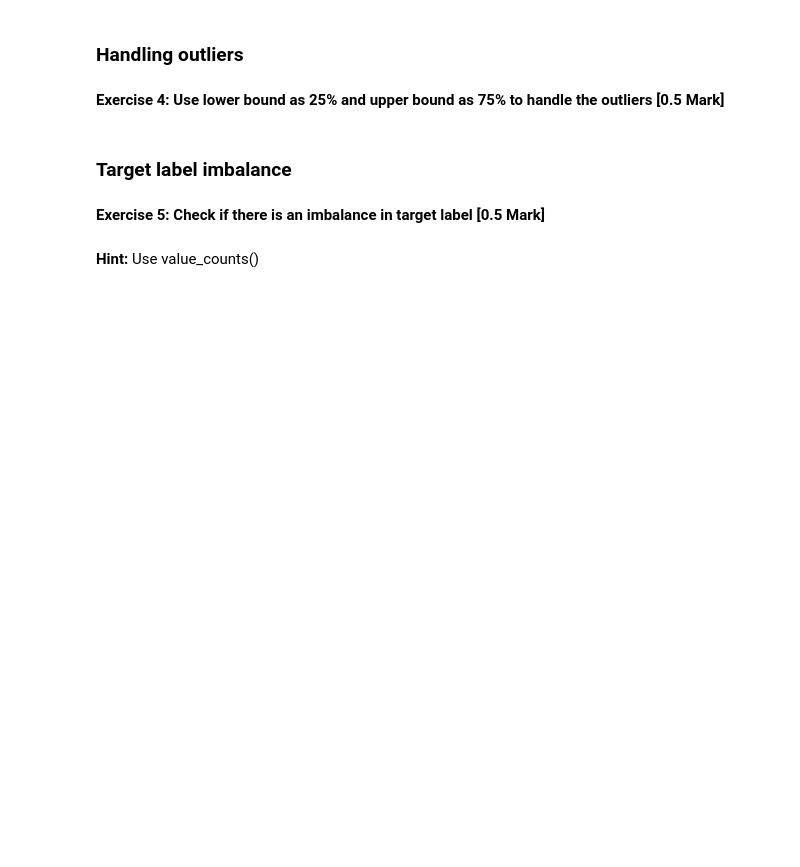
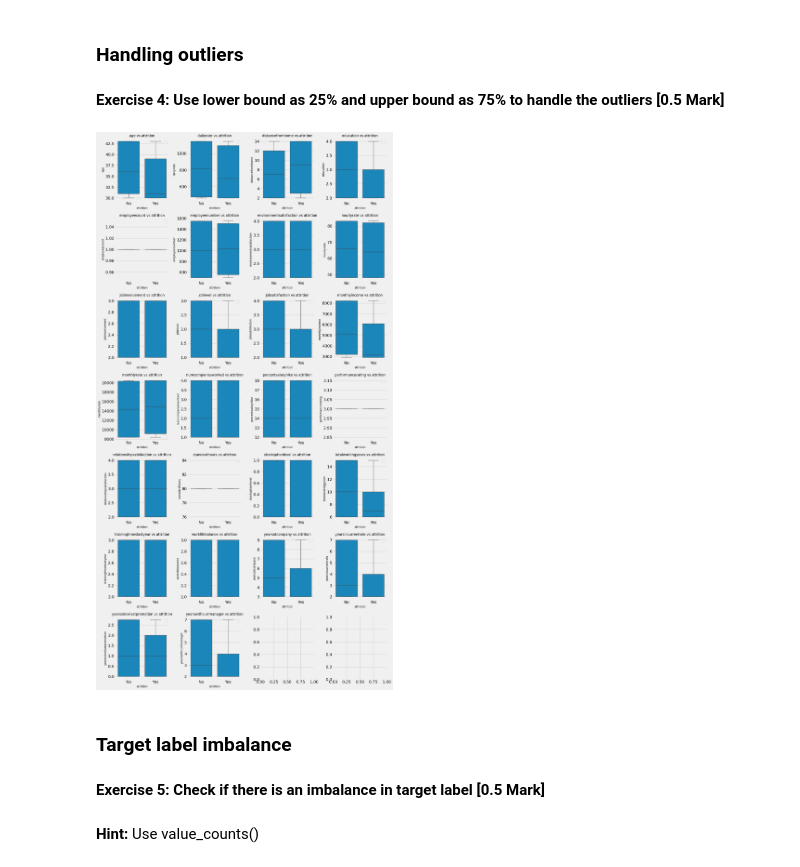
Before and after one commit to HarishAchappaKallira/hakcds, a Jupyter notebook: M2_MP4_NB_Employee_Attrition_Prediction.ipynb, the cells around one changed output. Drawn from its saved outputs; the diff is of its cells as text; code cells hidden in the pictures; blank space fills up the shorter version.

```diff
--- a/M2_MP4_NB_Employee_Attrition_Prediction.ipynb
+++ b/M2_MP4_NB_Employee_Attrition_Prediction.ipynb
@@ -139,6 +621,14 @@ First, we want to get a sense of our data:
+# %%
+# Clip outliers
+for col in numerical_cols:
+    lower_bound = df[col].quantile(0.25)
+    upper_bound = df[col].quantile(0.75)
+    df[col] = df[col].clip(lower_bound, upper_bound)
 # %%
 # Recheck for outliers
-# YOUR CODE HERE
+plot_outlier_boxplots(df)
+# %% [output]
+[figure, added]
 # %% [markdown]
 ### Target label imbalance
 # %% [markdown]
```
Also changed, not shown: parts of 82 cells of this notebook.
